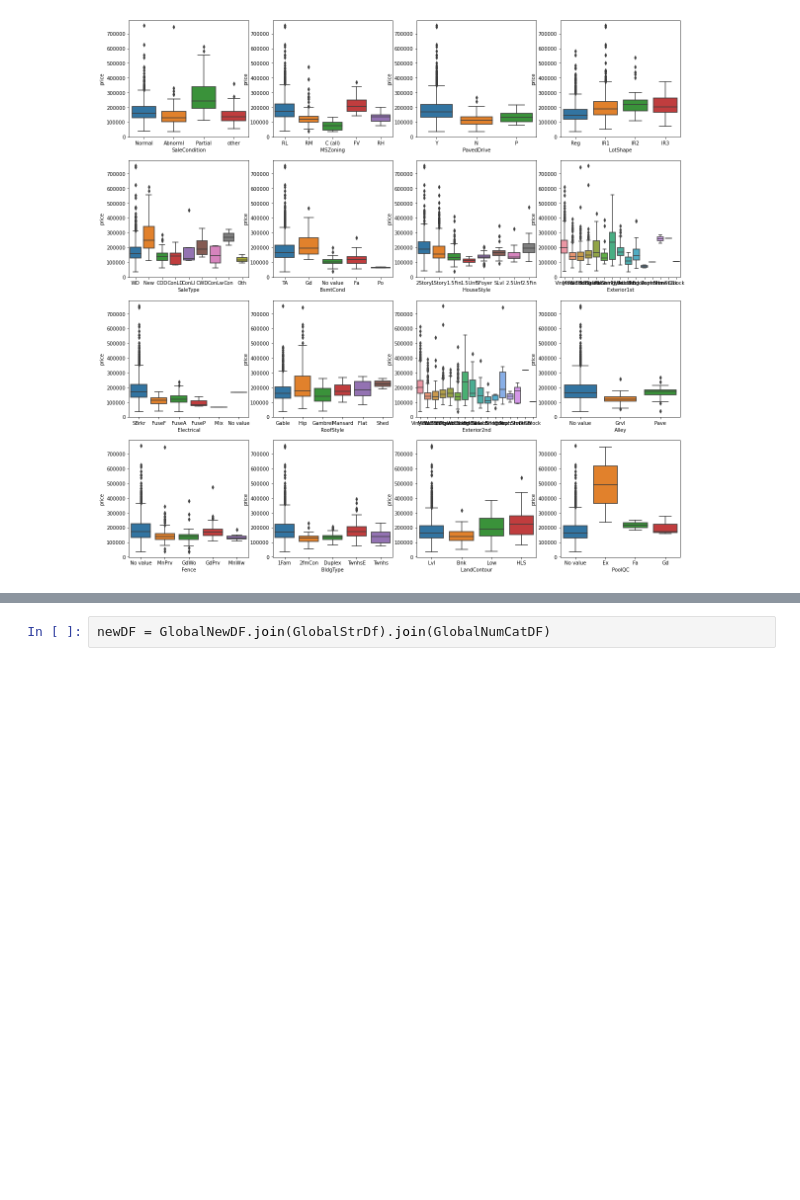
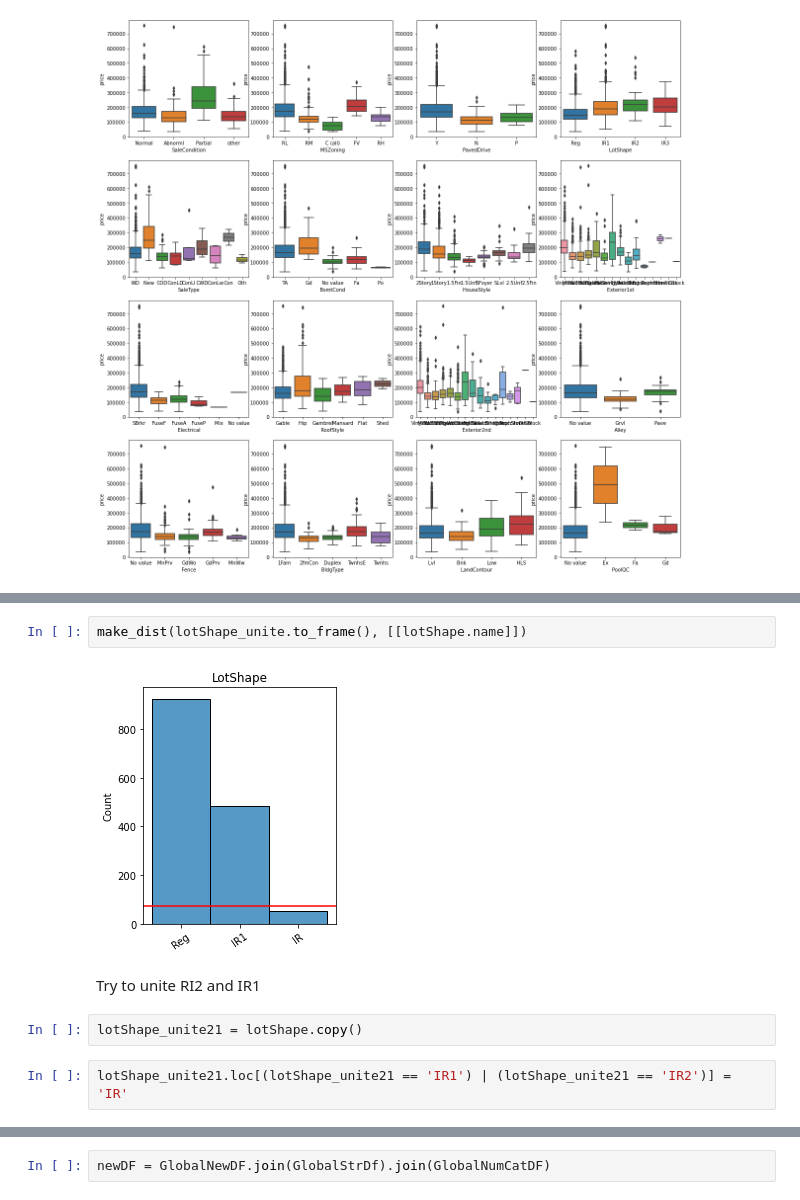
Before and after one commit to Golden-dreamer/kaggle-house, a Jupyter notebook: notebooks/Data exploration.ipynb, the cells around one changed output, grey strips where cells are left out. Cells and saved outputs as stored; diff of their text form; blank space fills up the shorter version.

```diff
--- a/notebooks/Data exploration.ipynb
+++ b/notebooks/Data exploration.ipynb
@@ -1305,0 +1349,10 @@ make_dist(GlobalStrDf,cols_with_low_F_score)
+# %%
+make_dist(lotShape_unite.to_frame(), [[lotShape.name]])
+# %% [output]
+[figure, added]
+# %% [markdown]
+Try to unite RI2 and IR1
+# %%
+lotShape_unite21 = lotShape.copy()
+# %%
+lotShape_unite21.loc[(lotShape_unite21 == 'IR1') | (lotShape_unite21 == 'IR2')] = 'IR'
```
Also changed, not shown: parts of 24 cells of this notebook, 2 other files.
